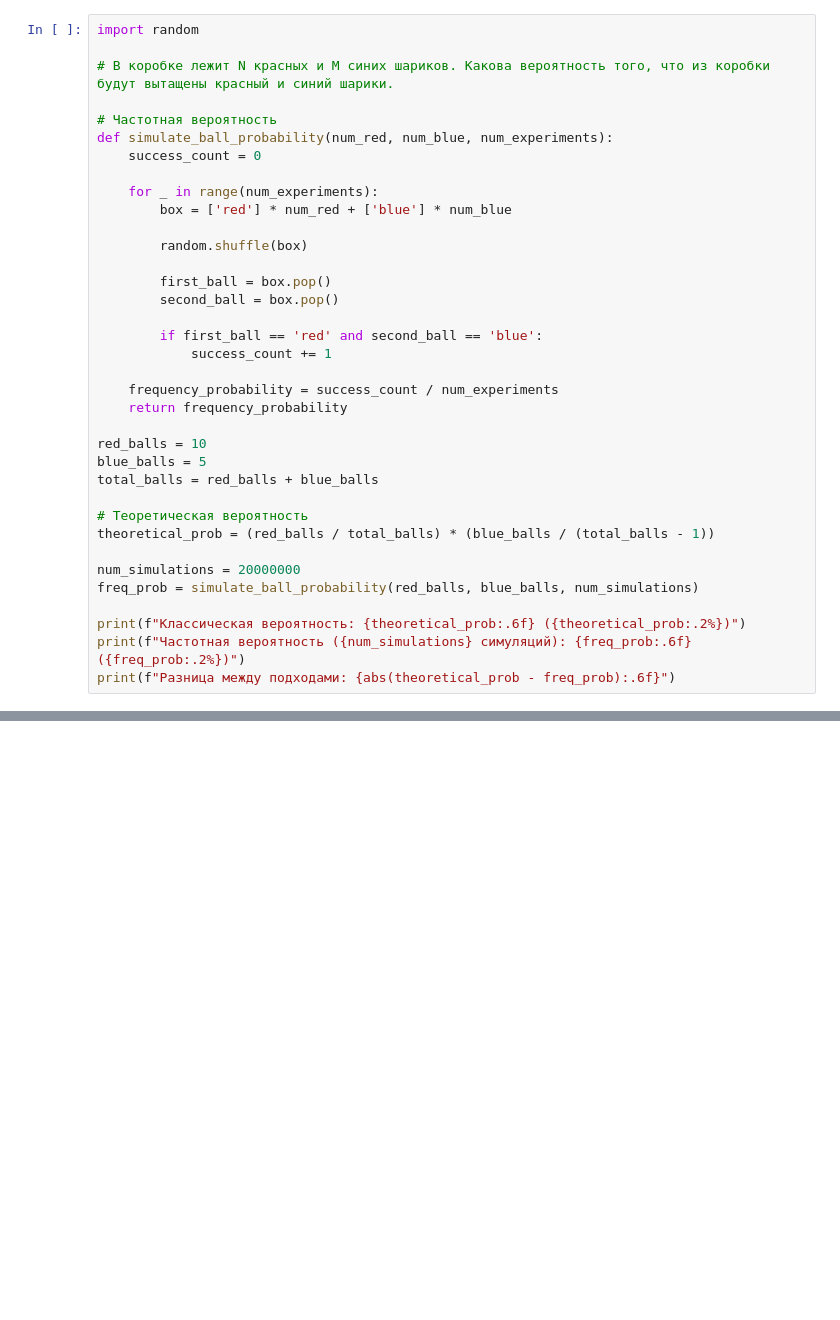
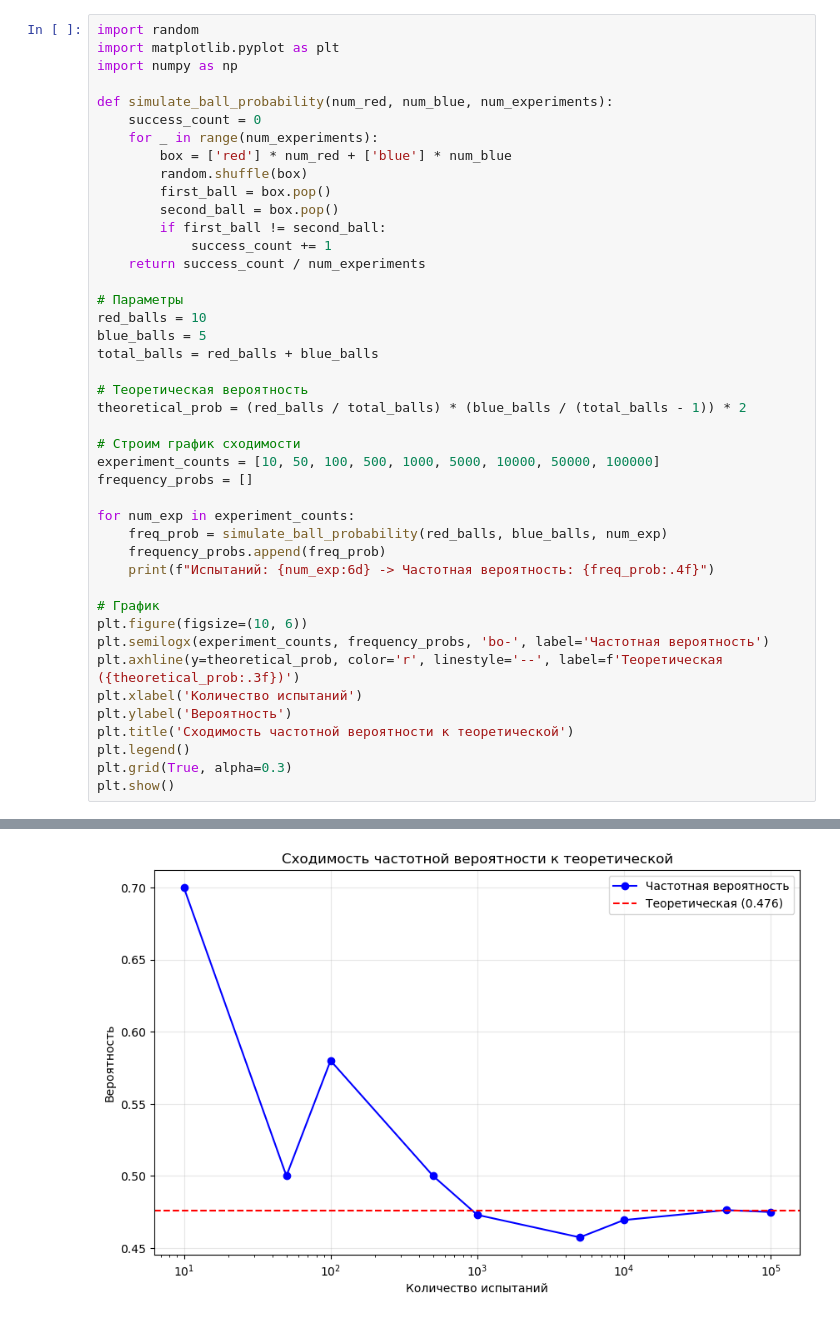
Before and after one commit to Jb192101/RSREU, a Jupyter notebook: Теория вероятностей/Lab2/lab2.ipynb, the cells around one changed output, grey strips where cells are left out. Drawn from its saved outputs; the diff is of its cells as text; blank space fills up the shorter version.

```diff
--- a/Теория вероятностей/Lab2/lab2.ipynb
+++ b/Теория вероятностей/Lab2/lab2.ipynb
@@ -1,37 +1,44 @@
 # %%
 import random
+import matplotlib.pyplot as plt
+import numpy as np
 
-# В коробке лежит N красных и M синих шариков. Какова вероятность того, что из коробки будут вытащены красный и синий шарики.
-
-# Частотная вероятность
 def simulate_ball_probability(num_red, num_blue, num_experiments):
     success_count = 0
-
     for _ in range(num_experiments):
         box = ['red'] * num_red + ['blue'] * num_blue
-
         random.shuffle(box)
-
         first_ball = box.pop()
         second_ball = box.pop()
+        if first_ball != second_ball:
+            success_count += 1
+    return success_count / num_experiments
 
-        if first_ball == 'red' and second_ball == 'blue':
-            success_count += 1
-
-    frequency_probability = success_count / num_experiments
-    return frequency_probability
-
+# Параметры
 red_balls = 10
 blue_balls = 5
 total_balls = red_balls + blue_balls
 
 # Теоретическая вероятность
-theoretical_prob = (red_balls / total_balls) * (blue_balls / (total_balls - 1))
+theoretical_prob = (red_balls / total_balls) * (blue_balls / (total_balls - 1)) * 2
 
-num_simulations = 20000000
-freq_prob = simulate_ball_probability(red_balls, blue_balls, num_simulations)
+# Строим график сходимости
+experiment_counts = [10, 50, 100, 500, 1000, 5000, 10000, 50000, 100000]
+frequency_probs = []
 
-print(f"Классическая вероятность: {theoretical_prob:.6f} ({theoretical_prob:.2%})")
-print(f"Частотная вероятность ({num_simulations} симуляций): {freq_prob:.6f} ({freq_prob:.2%})")
-print(f"Разница между подходами: {abs(theoretical_prob - freq_prob):.6f}")
+for num_exp in experiment_counts:
+    freq_prob = simulate_ball_probability(red_balls, blue_balls, num_exp)
+    frequency_probs.append(freq_prob)
+    print(f"Испытаний: {num_exp:6d} -> Частотная вероятность: {freq_prob:.4f}")
+
+# График
+plt.figure(figsize=(10, 6))
+plt.semilogx(experiment_counts, frequency_probs, 'bo-', label='Частотная вероятность')
+plt.axhline(y=theoretical_prob, color='r', linestyle='--', label=f'Теоретическая ({theoretical_prob:.3f})')
+plt.xlabel('Количество испытаний')
+plt.ylabel('Вероятность')
+plt.title('Сходимость частотной вероятности к теоретической')
+plt.legend()
+plt.grid(True, alpha=0.3)
+plt.show()
 # %% [output]
@@ -40,0 +54 @@ print(f"Разница между подходами: {abs(theoretical_prob - fr
+[figure, added]
```
Also changed, not shown: parts of 1 cell of this notebook.
